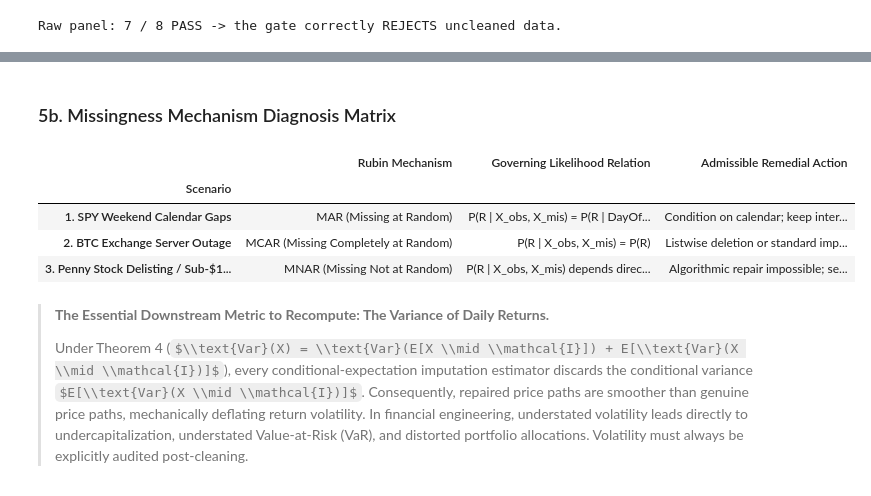
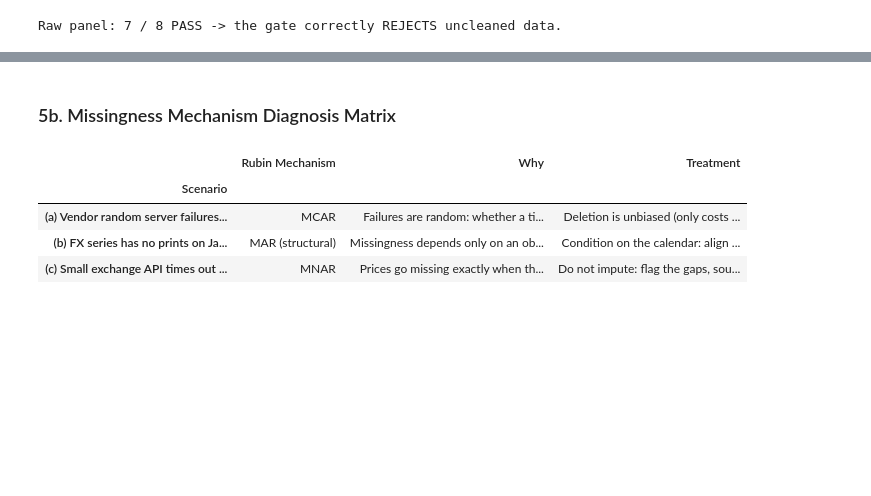
Before and after one commit to flappybird69/week2-data-hygiene-ioannis-tzalas, a Jupyter notebook: W2_assignment_Ioannis_Tzalas.ipynb, the cells around one changed output, grey strips where cells are left out. Drawn from its saved outputs; the diff is of its cells as text; code cells hidden in the pictures; some formulas as TeX source; blank space fills up the shorter version.

Commit message:
Align Week 2 notebook with the assignment requirements

```diff
--- a/W2_assignment_Ioannis_Tzalas.ipynb
+++ b/W2_assignment_Ioannis_Tzalas.ipynb
@@ -999,41 +1166,29 @@ Raw panel: 7 / 8 PASS -> the gate correctly REJECTS uncleaned data.
 # %%
-# --- 5b. Diagnosis: Three Missingness Mechanisms in Financial Markets ---
+# --- 5b. Diagnosis: The Three Assignment Scenarios ---
 display(Markdown('### 5b. Missingness Mechanism Diagnosis Matrix'))
 scenarios_df = pd.DataFrame({
     'Scenario': [
-        '1. SPY Weekend Calendar Gaps',
-        '2. BTC Exchange Server Outage',
-        '3. Penny Stock Delisting / Sub-$1 Halt'
+        '(a) Vendor random server failures drop scattered ticks',
+        '(b) FX series has no prints on Japanese public holidays',
+        '(c) Small exchange API times out when volume spikes in sell-offs'
     ],
-    'Rubin Mechanism': ['MAR (Missing at Random)', 'MCAR (Missing Completely at Random)', 'MNAR (Missing Not at Random)'],
-    'Governing Likelihood Relation': [
-        'P(R | X_obs, X_mis) = P(R | DayOfWeek)',
-        'P(R | X_obs, X_mis) = P(R)',
-        'P(R | X_obs, X_mis) depends directly on X_mis'
+    'Rubin Mechanism': ['MCAR', 'MAR (structural)', 'MNAR'],
+    'Why': [
+        'Failures are random: whether a tick is lost has nothing to do with the price, P(R | X) = P(R)',
+        'Missingness depends only on an observed variable, the Japanese calendar',
+        'Prices go missing exactly when they are extreme: the missing value itself drives the missingness'
     ],
-    'Admissible Remedial Action': [
-        'Condition on calendar; keep intersection panel or use LOCF with flag',
-        'Listwise deletion or standard imputation; no parameter bias',
-        'Algorithmic repair impossible; sensitivity analysis + domain disclosure'
+    'Treatment': [
+        'Deletion is unbiased (only costs sample size); short gaps can be filled with LOCF/interpolation',
+        'Condition on the calendar: align on the intersection or forward fill with a holiday flag; never report these as errors',
+        'Do not impute: flag the gaps, source prices from another venue, run sensitivity analysis'
     ]
 }).set_index('Scenario')
 display(scenarios_df)
-
-display(Markdown('''
-> **The Essential Downstream Metric to Recompute: The Variance of Daily Returns.**
->
-> Under Theorem 4 ($\\\\text{Var}(X) = \\\\text{Var}(E[X \\\\mid \\\\mathcal{I}]) + E[\\\\text{Var}(X \\\\mid \\\\mathcal{I})]$), every conditional-expectation imputation estimator discards the conditional variance $E[\\\\text{Var}(X \\\\mid \\\\mathcal{I})]$.
-> Consequently, repaired price paths are smoother than genuine price paths, mechanically deflating return volatility. In financial engineering, understated volatility leads directly to undercapitalization, understated Value-at-Risk (VaR), and distorted portfolio allocations. Volatility must always be explicitly audited post-cleaning.
-'''))
 # %% [output]
 ### 5b. Missingness Mechanism Diagnosis Matrix
-|  | Rubin Mechanism | Governing Likelihood Relation | Admissible Remedial Action |
+|  | Rubin Mechanism | Why | Treatment |
 | Scenario |  |  |  |
-| 1. SPY Weekend Calendar Gaps | MAR (Missing at Random) | P(R | X_obs, X_mis) = P(R | DayOf... | Condition on calendar; keep inter... |
-| 2. BTC Exchange Server Outage | MCAR (Missing Completely at Random) | P(R | X_obs, X_mis) = P(R) | Listwise deletion or standard imp... |
-| 3. Penny Stock Delisting / Sub-$1... | MNAR (Missing Not at Random) | P(R | X_obs, X_mis) depends direc... | Algorithmic repair impossible; se... |
+| (a) Vendor random server failures... | MCAR | Failures are random: whether a ti... | Deletion is unbiased (only costs ... |
+| (b) FX series has no prints on Ja... | MAR (structural) | Missingness depends only on an ob... | Condition on the calendar: align ... |
+| (c) Small exchange API times out ... | MNAR | Prices go missing exactly when th... | Do not impute: flag the gaps, sou... |
-
-> **The Essential Downstream Metric to Recompute: The Variance of Daily Returns.**
->
-> Under Theorem 4 ($\\text{Var}(X) = \\text{Var}(E[X \\mid \\mathcal{I}]) + E[\\text{Var}(X \\mid \\mathcal{I})]$), every conditional-expectation imputation estimator discards the conditional variance $E[\\text{Var}(X \\mid \\mathcal{I})]$.
-> Consequently, repaired price paths are smoother than genuine price paths, mechanically deflating return volatility. In financial engineering, understated volatility leads directly to undercapitalization, understated Value-at-Risk (VaR), and distorted portfolio allocations. Volatility must always be explicitly audited post-cleaning.
```
Also changed, not shown: parts of 23 cells of this notebook.
